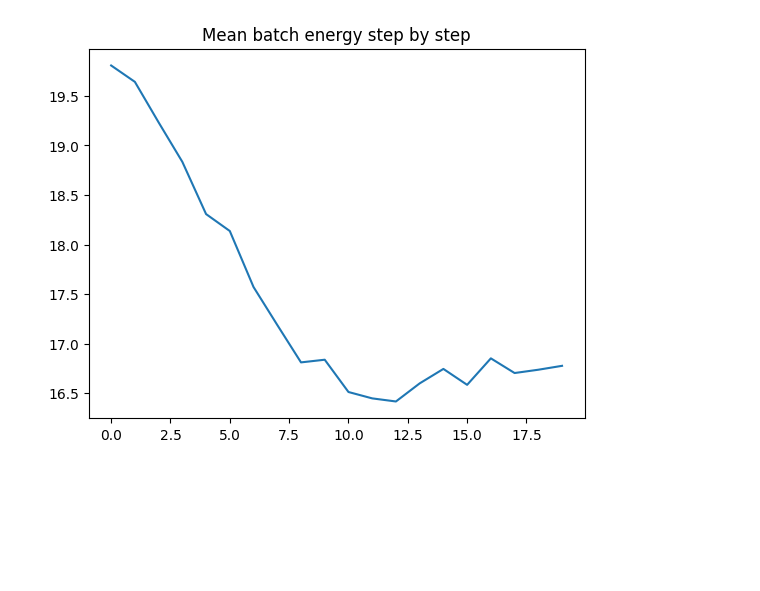
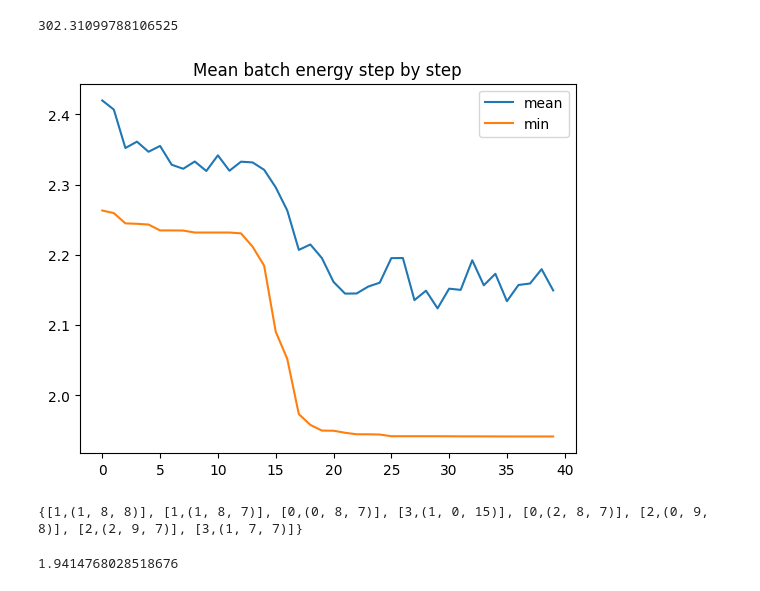
Before and after one commit to Lepip/defects_forecast, a Jupyter notebook: upd.ipynb, the cells around one changed output. Saved outputs shown, nothing was run; the diff lists cells and outputs as text; code cells hidden in the pictures; blank space fills up the shorter version.

```diff
--- a/upd.ipynb
+++ b/upd.ipynb
@@ -231,9 +416,9 @@ def random_defects(empty_set, defects):
     new_set = empty_set.copy()
     for defect_type in defects:
         for i in range(defects[defect_type]):
-            defect = Defect(defect_type, random_position(defect_type))
+            defect = Defect(defect_type, random_position_in_center(defect_type))
             while defect in new_set:
-                defect = Defect(defect_type, random_position(defect_type))
+                defect = Defect(defect_type, random_position_in_center(defect_type))
             new_set.add_defect(defect)
     return new_set
 # %%
@@ -257,4 +442,4 @@ def step_optimize(structure, matrices, batch_op, max_range=1):
     energies = []
     for defect_set in batch_op:
         energies.append(defect_set.get_energy())
-    return np.mean(energies)
+    return np.mean(energies), np.min(energies)
@@ -274,7 +480,7 @@ def create_printable_structure_MoS2(structure, defects):
     ans.remove_sites(to_delete)
     return ans
 # %%
-batch_op = BatchOper([TopBatch(20), RandomBatch(7), TopBatch(15)], target_energy=-1000)
+batch_op = BatchOper([TopBatch(15), RandomBatch(30), TopBatch(20)], target_energy=-1000)
 empty_set = DefectSet(eval_function)
 defects = {
     0: 2,
@@ -282,9 +488,15 @@ defects = {
     2: 2,
     3: 2,
 }
-initial_set = random_defects(empty_set, defects)
+sets = []
+for i in range(5):
+    initial_set = random_defects(empty_set, defects)
+    sets.append(initial_set)
 batch_op.process_members([initial_set])
 # %%
-energies = []
-for i in range(20):
-    energies.append(step_optimize(structure, matrices, batch_op))
+energies_mean = []
+energies_min = []
+for i in range(40):
+    mean_energy, min_energy = step_optimize(structure, matrices, batch_op)
+    energies_mean.append(mean_energy)
+    energies_min.append(min_energy)
@@ -291,11 +514,25 @@ for i in range(20):
+# %%
+print((7.2740771770477295/100)/(0.0156400203704834/b))
+# %% [output]
+302.31099788106525
 # %%
-plt.plot(np.array(energies))
+plt.plot(np.array(energies_mean), label='mean')
+plt.plot(np.array(energies_min), label='min')
 plt.title("Mean batch energy step by step")
+plt.legend()
 plt.show()
 # %% [output]
-[figure, old version]
+[figure, new version]
 # %%
 best_set = batch_op[0].members[0]
+# %%
+best_set
+# %% [output]
+{[1,(1, 8, 8)], [1,(1, 8, 7)], [0,(0, 8, 7)], [3,(1, 0, 15)], [0,(2, 8, 7)], [2,(0, 9, 8)], [2,(2, 9, 7)], [3,(1, 7, 7)]}
+# %%
+best_set.get_energy()
+# %% [output]
+1.9414768028518676
 # %%
 print_atom_structure(create_printable_structure_MoS2(structure, best_set))
 # %% [output]
```
Also changed, not shown: parts of 41 cells of this notebook, 1 other file.
